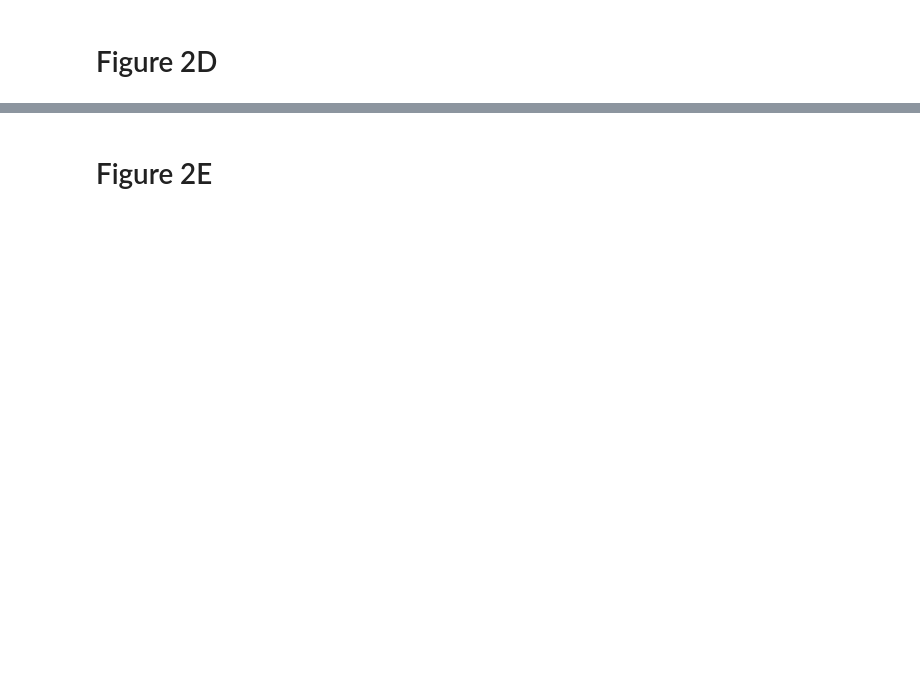
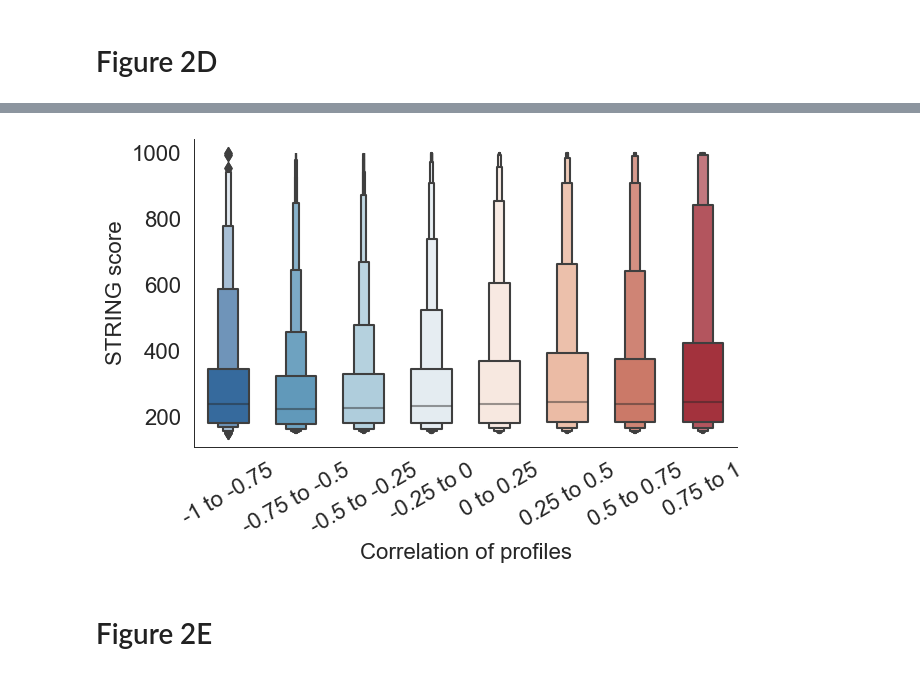
Before and after one commit to broadinstitute/2022_PERISCOPE, a Jupyter notebook: 2_A549_WGS_Summary/Figure_2.ipynb, the cells around one changed output, grey strips where cells are left out. Drawn from its saved outputs; the diff is of its cells as text; code cells hidden in the pictures; blank space fills up the shorter version.

```diff
--- a/2_A549_WGS_Summary/Figure_2.ipynb
+++ b/2_A549_WGS_Summary/Figure_2.ipynb
@@ -343,8 +366,8 @@ ppi_data_h.head()
 cluster_count = 0
 hit_cluster_list_list = []
 hit_set = set()
-for i in range(len(ppi_data_h)):
-    cluster = ppi_data_h.iloc[i]['subunits(Gene name)'].split(';')
+for i in range(len(ppi_data)):
+    cluster = ppi_data.iloc[i]['subunits(Gene name)'].split(';')
     count = 0
     hit_cluster_list = []
     for g in cluster:
@@ -356,6 +379,6 @@ for i in range(len(ppi_data_h)):
         cluster_count += 1
     if hit_cluster_list and (count/len(cluster)) >= 0.66:
         hit_cluster_list_list.append(hit_cluster_list)
-print(f'There are {len(hit_set)} ')
-print(f'There are {cluster_count} ')
-print(f'There are {len(hit_cluster_list_list)} ')
+print(f'There are {len(hit_set)} unique genes within the cluster')
+print(f'There are {cluster_count} clusters within the hit genes with at least 2/3 overlap with a CORUM cluster')
+print(f'There are {len(hit_cluster_list_list)} duplicates within the list')
@@ -414,5 +431,6 @@ ppi_data_name.head()
 # %%
 # Subset the STRING predicted protein links to A549 hits
+ppi_data_name = pd.read_csv('../common_files/STRING_data.csv.gz')
 ppi_data_name_hits = ppi_data_name[ppi_data_name['protein1'].isin(genes) & ppi_data_name['protein2'].isin(genes)]
-print(f'Full PPI database is {ppi_data_name.shape()}')
-print(f'PPI database subsetted to A549 hits is {ppi_data_name_hits.shape()}')
+print(f'Full PPI database is {len(ppi_data_name)} entries')
+print(f'PPI database subsetted to A549 hits is {len(ppi_data_name_hits)} entries')
@@ -419,12 +440 @@ print(f'PPI database subsetted to A549 hits is {ppi_data_name_hits.shape()}')
-# %%
-# Catalogue all correlations
-corr_dic = {}
-for gene1 in genes:
-    for gene2 in genes:
-        if len(frozenset([gene1,gene2])) == 1 :
-            continue
-        else:
-            corr_dic[frozenset([gene1,gene2])]=(df_hits_corr.loc[gene1,gene2])
-
-print('Overall number of paired correlation ' , len(corr_dic))
 # %%
@@ -438,16 +449,18 @@ print(f'Interval for plotting with 6 bins is {interval}')
 # %%
-# Bin the correlations into 6 categories
+# Bin the correlations into 8 categories
 results = ppi_data_name_hits.copy(deep=True).reset_index(drop=True)
-results["correlation"] = ''
-results["correlation_bin"] = ''
 
-bins = [-0.81,-0.54,-0.27,0,0.27,0.54,0.81]
+bins = [-1,-0.75,-0.5,-0.25,0,0.25,0.5,0.75,1]
 for i in range(len(results)):
     gene1 = results.iloc[i]['protein1']
     gene2 = results.iloc[i]['protein2']
     corr_value = corr_dic[frozenset([gene1,gene2])]
     results.at[i , 'correlation'] = corr_value
-    if corr_value > bins[5]:
+    if corr_value > bins[7]:
+        results.at[i , 'correlation_bin'] = f'{bins[7]} to {bins[8]}'
+    elif corr_value > bins[6] and corr_value <= bins[7]:
+        results.at[i , 'correlation_bin'] = f'{bins[6]} to {bins[7]}'
+    elif corr_value > bins[5] and corr_value <= bins[6]:
         results.at[i , 'correlation_bin'] = f'{bins[5]} to {bins[6]}'
     elif corr_value > bins[4] and corr_value <= bins[5]:
         results.at[i , 'correlation_bin'] = f'{bins[4]} to {bins[5]}'
@@ -463,36 +483,35 @@ results.head()
 # %%
 # Plot STRING score x gene pair correlation for Fig 2D
 sns.set_theme(style="white",rc = {'axes.linewidth': 0.7})
 
 fig, ax = plt.subplots(figsize=(7,4))
-order = [f'{bins[0]} to {bins[1]}',f'{bins[1]} to {bins[2]}',f'{bins[2]} to {bins[3]}',f'{bins[3]} to {bins[4]}',f'{bins[4]} to {bins[5]}',f'{bins[5]} to {bins[6]}']
+order = [f'{bins[0]} to {bins[1]}',f'{bins[1]} to {bins[2]}',f'{bins[2]} to {bins[3]}',f'{bins[3]} to {bins[4]}',f'{bins[4]} to {bins[5]}',f'{bins[5]} to {bins[6]}',f'{bins[6]} to {bins[7]}',f'{bins[7]} to {bins[8]}']
 
 flierprops = dict(markerfacecolor='white', markersize=0.1, linestyle='none')
 sns.boxenplot(data=results,
             x = 'correlation_bin',
             y = 'combined_score',
-            #k_depth = 'trustworthy',
-            #whis = [10, 90],
-            #flierprops = flierprops,
             order=order,
             width = 0.6,
             palette = 'RdBu_r',
             ax=ax)
 
 ax.set_xlabel('Correlation of profiles',size=16)
 ax.set_ylabel('STRING score',size=16)
 ax.tick_params(axis='both', which='major', labelsize=14)
 labels = [item for item in ax.get_yticks()]
 ax.set_yticklabels([str(round(float(label))) for label in labels], size=16)
 ax.set_xticklabels(order, size=16,rotation=30)
 sns.despine(top = True,left=False,bottom=False)
 
-fig.savefig(os.path.join(output_folder,'Fig2D_A549_STRING_gene_pair_correlation_score.png'),
+fig.savefig(os.path.join(output_folder,'figure_panels','Fig2D_A549_STRING_gene_pair_correlation_score.png'),
             dpi=300,
             facecolor='w',
             edgecolor='w',
             bbox_inches='tight')
 plt.show()
+# %% [output]
+[figure, added]
 # %% [markdown]
 # Figure 2E
 # %%
```
Also changed, not shown: parts of 42 cells of this notebook, 18 other files.
